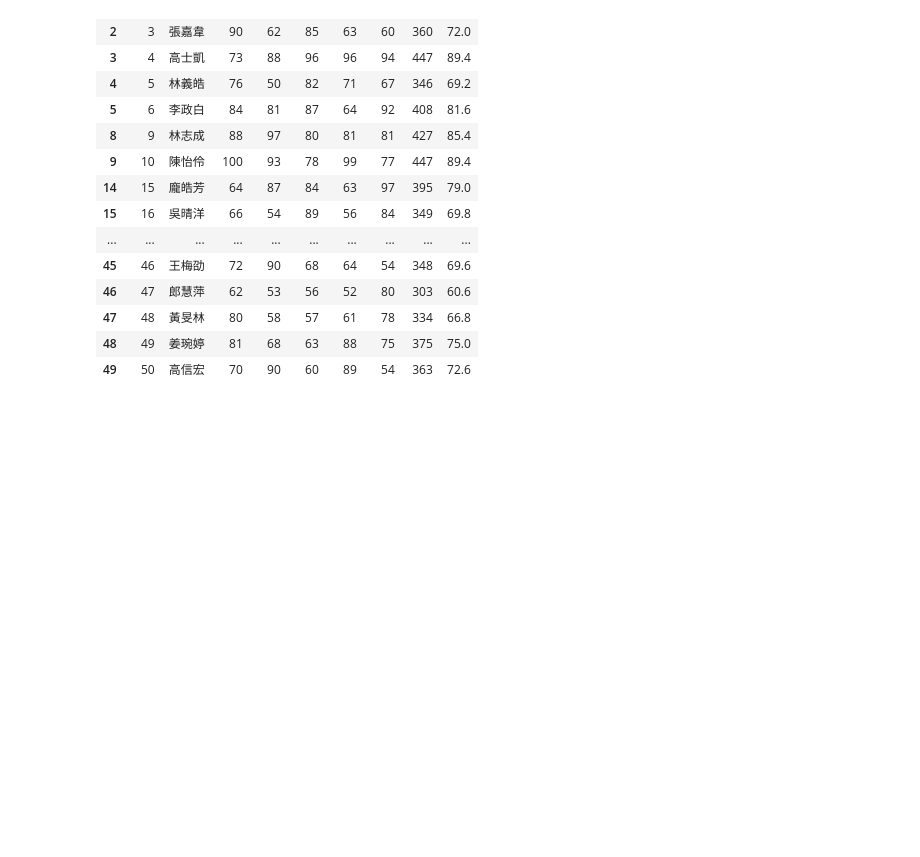
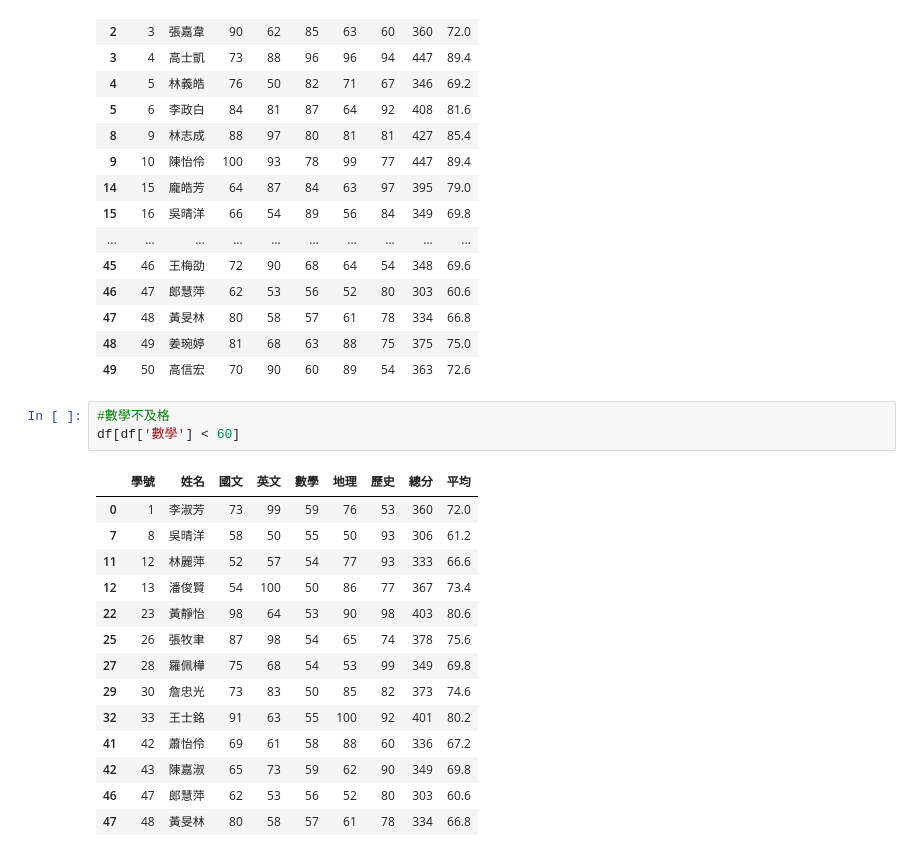
Before and after one commit to tedchien/2023_07_25_2, a Jupyter notebook: lesson17_6.ipynb, the cells around one changed output. Cells and saved outputs as stored; diff of their text form; blank space fills up the shorter version.

```diff
--- a/lesson17_6.ipynb
+++ b/lesson17_6.ipynb
@@ -48,3 +48,21 @@ df[df['國文'] >= 60]
 | 47 | 48 | 黃旻林 | 80 | 58 | 57 | 61 | 78 | 334 | 66.8 |
 | 48 | 49 | 姜琬婷 | 81 | 68 | 63 | 88 | 75 | 375 | 75.0 |
 | 49 | 50 | 高信宏 | 70 | 90 | 60 | 89 | 54 | 363 | 72.6 |
+# %%
+#數學不及格
+df[df['數學'] < 60]
+# %% [output]
+|  | 學號 | 姓名 | 國文 | 英文 | 數學 | 地理 | 歷史 | 總分 | 平均 |
+| 0 | 1 | 李淑芳 | 73 | 99 | 59 | 76 | 53 | 360 | 72.0 |
+| 7 | 8 | 吳晴洋 | 58 | 50 | 55 | 50 | 93 | 306 | 61.2 |
+| 11 | 12 | 林麗萍 | 52 | 57 | 54 | 77 | 93 | 333 | 66.6 |
+| 12 | 13 | 潘俊賢 | 54 | 100 | 50 | 86 | 77 | 367 | 73.4 |
+| 22 | 23 | 黃靜怡 | 98 | 64 | 53 | 90 | 98 | 403 | 80.6 |
+| 25 | 26 | 張牧聿 | 87 | 98 | 54 | 65 | 74 | 378 | 75.6 |
+| 27 | 28 | 羅佩樺 | 75 | 68 | 54 | 53 | 99 | 349 | 69.8 |
+| 29 | 30 | 詹忠光 | 73 | 83 | 50 | 85 | 82 | 373 | 74.6 |
+| 32 | 33 | 王士銘 | 91 | 63 | 55 | 100 | 92 | 401 | 80.2 |
+| 41 | 42 | 蕭怡伶 | 69 | 61 | 58 | 88 | 60 | 336 | 67.2 |
+| 42 | 43 | 陳嘉淑 | 65 | 73 | 59 | 62 | 90 | 349 | 69.8 |
+| 46 | 47 | 郎慧萍 | 62 | 53 | 56 | 52 | 80 | 303 | 60.6 |
+| 47 | 48 | 黃旻林 | 80 | 58 | 57 | 61 | 78 | 334 | 66.8 |
```
Also changed, not shown: parts of 3 cells of this notebook.
